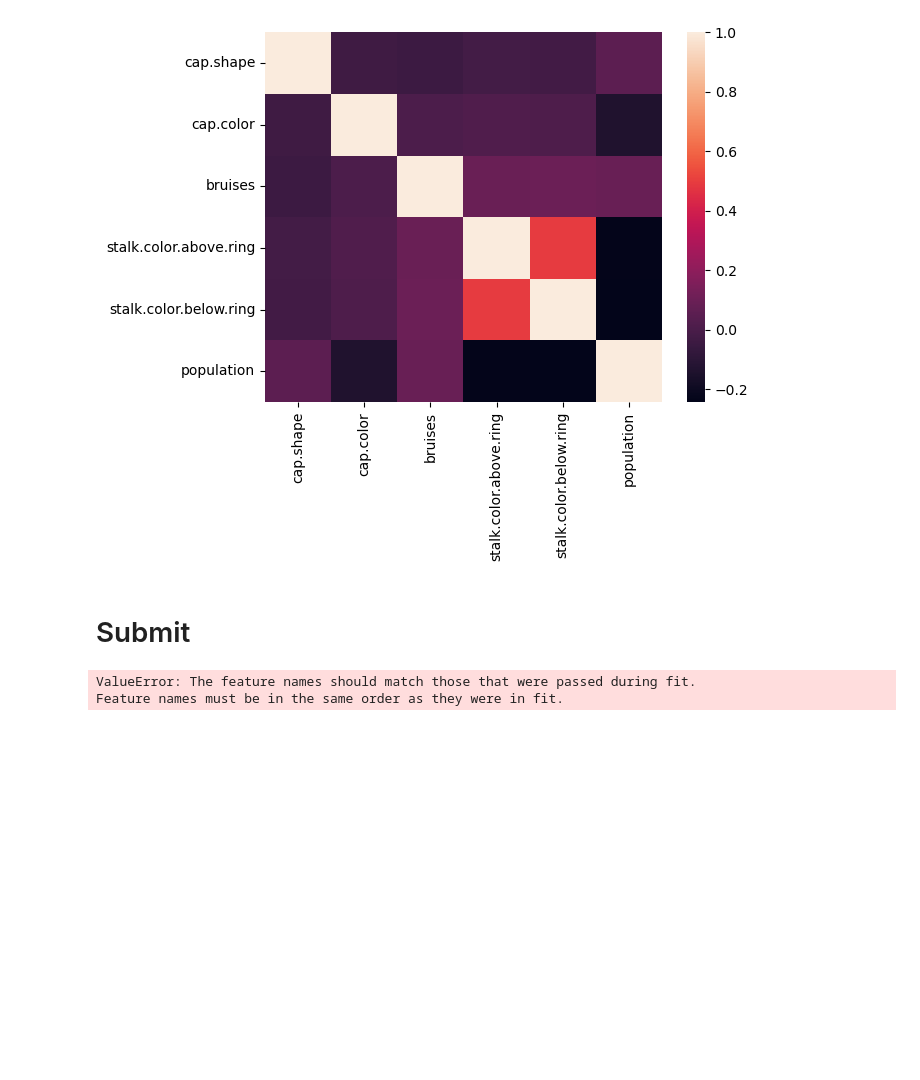
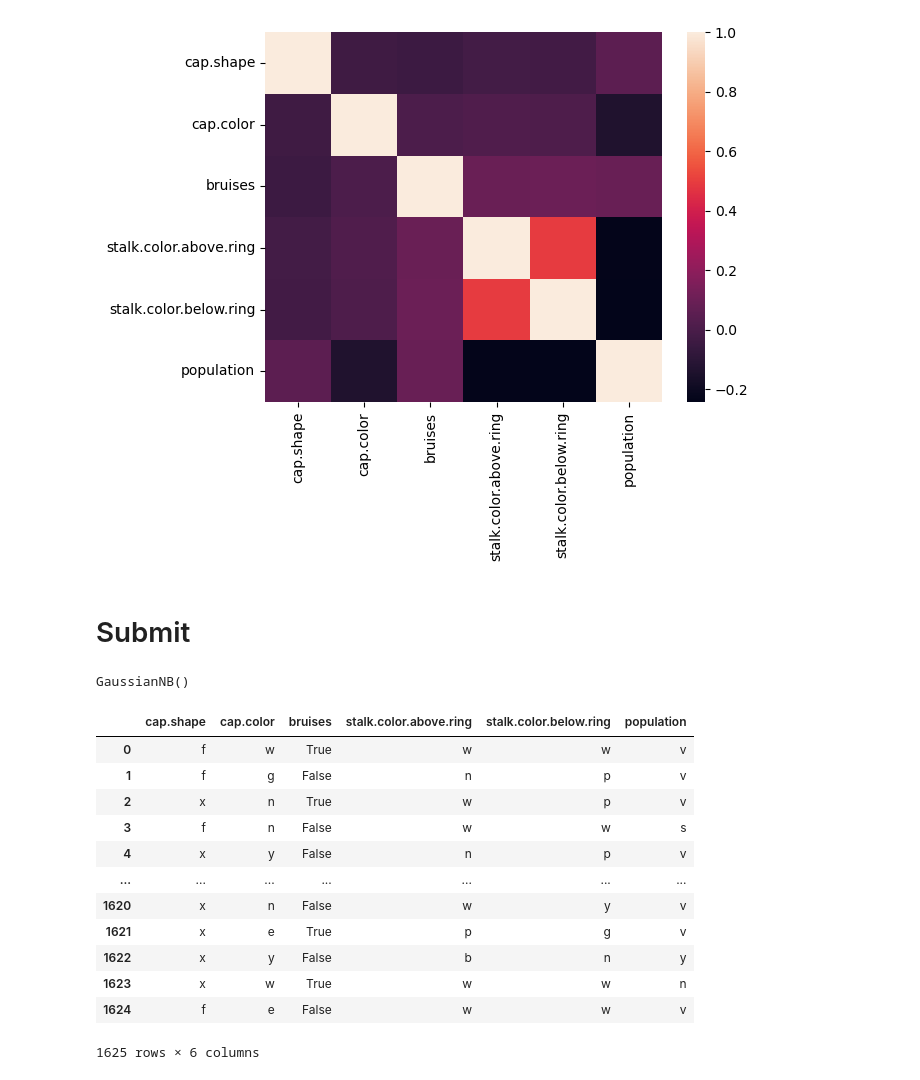
Before and after one commit to MerleSt/MushroomClassification, a Jupyter notebook: Notebooks/mushroom_model.ipynb, the cells around one changed output. Cells and saved outputs as stored; diff of their text form; code cells hidden in the pictures; blank space fills up the shorter version.

Commit message:
modelmdoel

```diff
--- a/Notebooks/mushroom_model.ipynb
+++ b/Notebooks/mushroom_model.ipynb
@@ -239,2 +240,4 @@ sns.heatmap(corr)
 # %%
-nn_model.fit(X,y)
+gaussian_nb.fit(X_transformed,y)
+# %% [output]
+GaussianNB()
@@ -248,0 +244,18 @@ test0
+# %%
+columns_order = ['cap.shape', 'cap.color', 'bruises', 'stalk.color.above.ring', 'stalk.color.below.ring', 'population']
+test0 = test0[columns_order]
+test0
+# %% [output]
+|  | cap.shape | cap.color | bruises | stalk.color.above.ring | stalk.color.below.ring | population |
+| 0 | f | w | True | w | w | v |
+| 1 | f | g | False | n | p | v |
+| 2 | x | n | True | w | p | v |
+| 3 | f | n | False | w | w | s |
+| 4 | x | y | False | n | p | v |
+| ... | ... | ... | ... | ... | ... | ... |
+| 1620 | x | n | False | w | y | v |
+| 1621 | x | e | True | p | g | v |
+| 1622 | x | y | False | b | n | y |
+| 1623 | x | w | True | w | w | n |
+| 1624 | f | e | False | w | w | v |
+1625 rows × 6 columns
@@ -249,8 +264,5 @@ test0
 # %%
-y_predict = nn_model.predict(test0)
+y_predict = gaussian_nb.predict(test_transformed)
-# %% [output]
-ValueError: The feature names should match those that were passed during fit.
-Feature names must be in the same order as they were in fit.
 # %%
 submission_file = pd.DataFrame({
     'Id':test_id,
```
Also changed, not shown: parts of 33 cells of this notebook, 2 other files.
